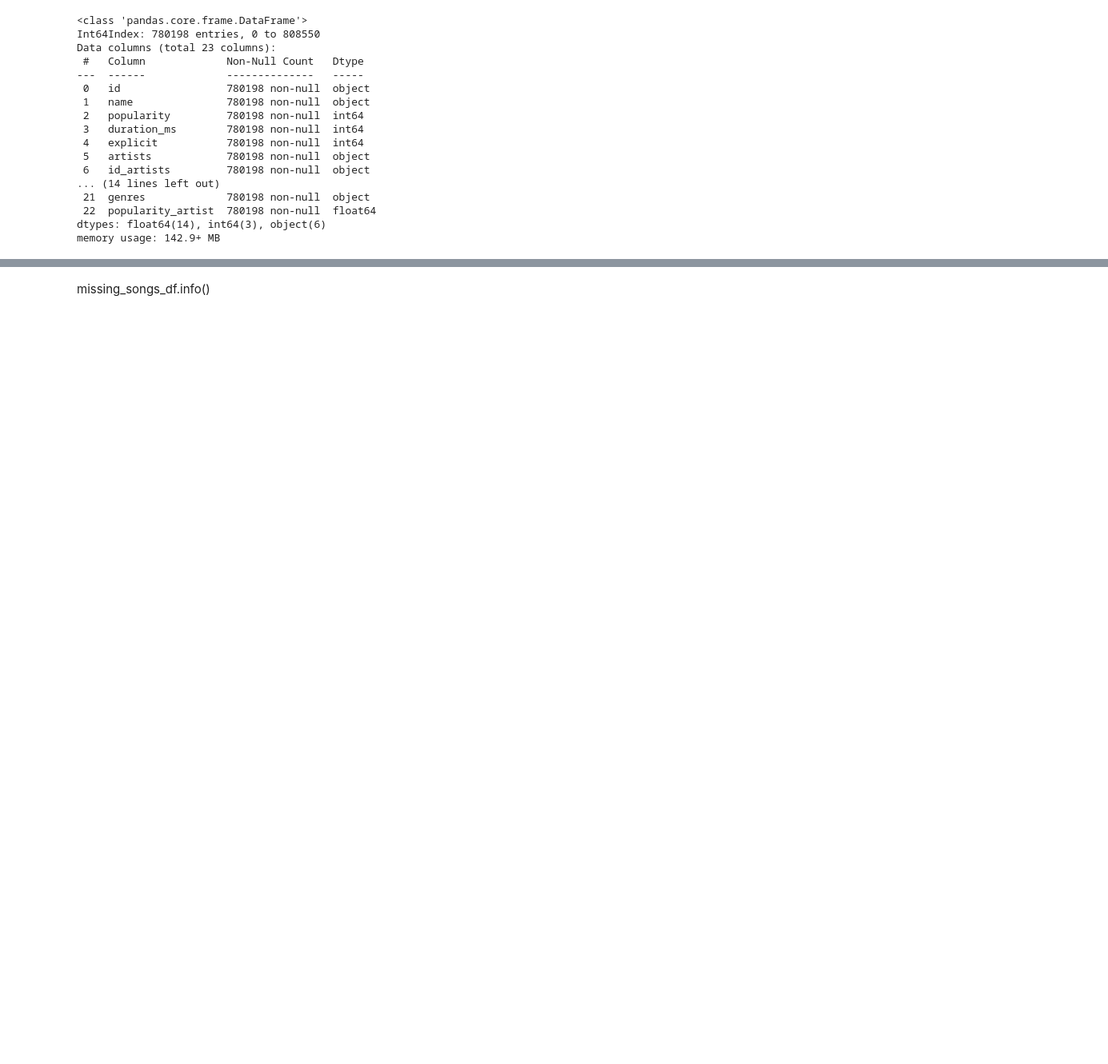
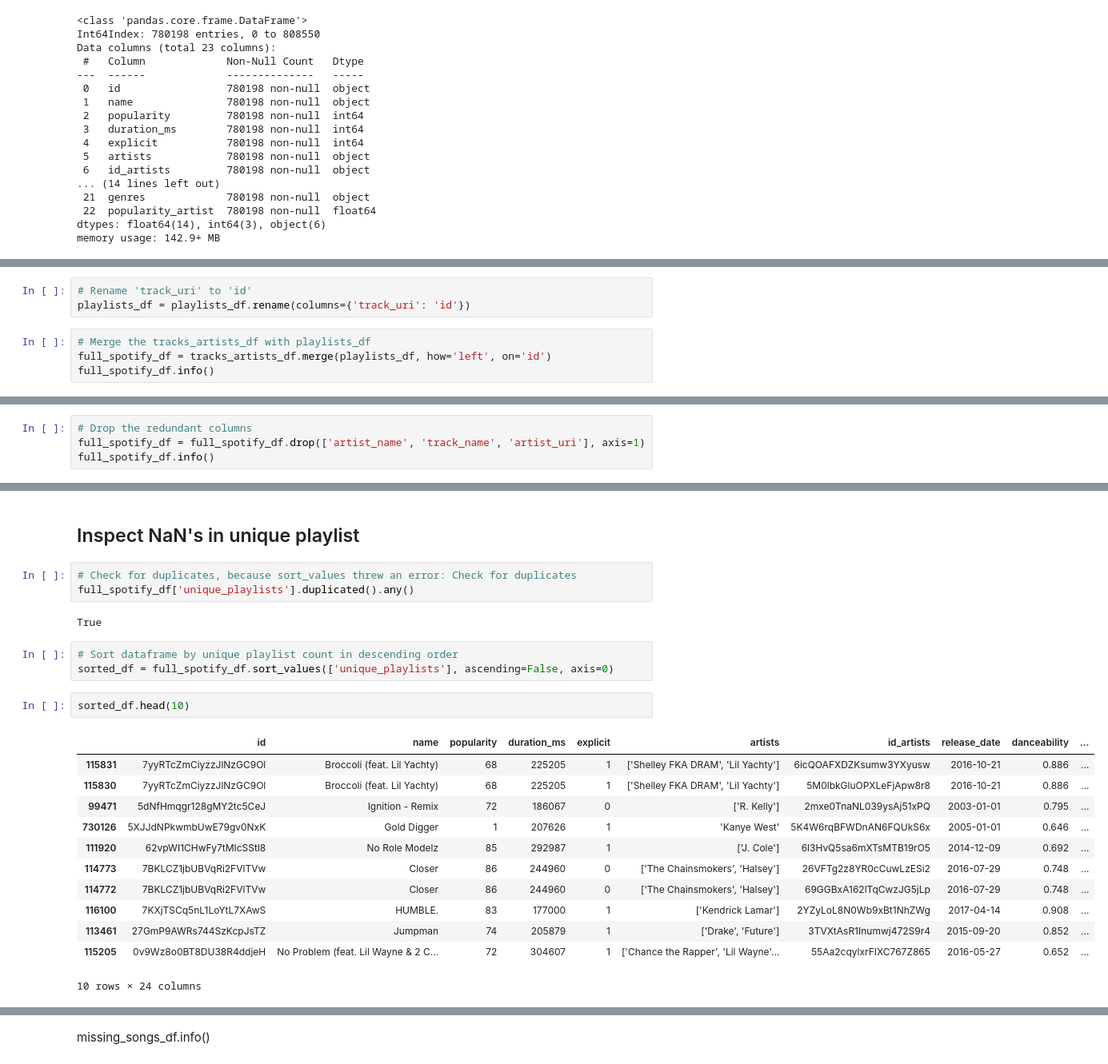
Before and after one commit to halmasieh/Spotify_Analysis, a Jupyter notebook: spotify_etl.ipynb, the cells around one changed output, grey strips where cells are left out. Shown at 80% size. Cells and saved outputs as stored; diff of their text form; blank space fills up the shorter version.

Commit message:
Adding merged and cleaned dataframes

```diff
--- a/spotify_etl.ipynb
+++ b/spotify_etl.ipynb
@@ -725,0 +752,7 @@ memory usage: 142.9+ MB
+# %%
+# Rename 'track_uri' to 'id'
+playlists_df = playlists_df.rename(columns={'track_uri': 'id'})
+# %%
+# Merge the tracks_artists_df with playlists_df
+full_spotify_df = tracks_artists_df.merge(playlists_df, how='left', on='id')
+full_spotify_df.info()
@@ -725,0 +791,4 @@ memory usage: 142.9+ MB
+# %%
+# Drop the redundant columns
+full_spotify_df = full_spotify_df.drop(['artist_name', 'track_name', 'artist_uri'], axis=1)
+full_spotify_df.info()
@@ -725,0 +813,25 @@ memory usage: 142.9+ MB
+# %% [markdown]
+## Inspect NaN's in unique playlist
+# %%
+# Check for duplicates, because sort_values threw an error: Check for duplicates
+full_spotify_df['unique_playlists'].duplicated().any()
+# %% [output]
+True
+# %%
+# Sort dataframe by unique playlist count in descending order
+sorted_df = full_spotify_df.sort_values(['unique_playlists'], ascending=False, axis=0)
+# %%
+sorted_df.head(10)
+# %% [output]
+|  | id | name | popularity | duration_ms | explicit | artists | id_artists | release_date | danceability | ... |
+| 115831 | 7yyRTcZmCiyzzJlNzGC9Ol | Broccoli (feat. Lil Yachty) | 68 | 225205 | 1 | ['Shelley FKA DRAM', 'Lil Yachty'] | 6icQOAFXDZKsumw3YXyusw | 2016-10-21 | 0.886 | ... |
+| 115830 | 7yyRTcZmCiyzzJlNzGC9Ol | Broccoli (feat. Lil Yachty) | 68 | 225205 | 1 | ['Shelley FKA DRAM', 'Lil Yachty'] | 5M0lbkGluOPXLeFjApw8r8 | 2016-10-21 | 0.886 | ... |
+| 99471 | 5dNfHmqgr128gMY2tc5CeJ | Ignition - Remix | 72 | 186067 | 0 | ['R. Kelly'] | 2mxe0TnaNL039ysAj51xPQ | 2003-01-01 | 0.795 | ... |
+| 730126 | 5XJJdNPkwmbUwE79gv0NxK | Gold Digger | 1 | 207626 | 1 | 'Kanye West' | 5K4W6rqBFWDnAN6FQUkS6x | 2005-01-01 | 0.646 | ... |
+| 111920 | 62vpWI1CHwFy7tMIcSStl8 | No Role Modelz | 85 | 292987 | 1 | ['J. Cole'] | 6l3HvQ5sa6mXTsMTB19rO5 | 2014-12-09 | 0.692 | ... |
+| 114773 | 7BKLCZ1jbUBVqRi2FVlTVw | Closer | 86 | 244960 | 0 | ['The Chainsmokers', 'Halsey'] | 26VFTg2z8YR0cCuwLzESi2 | 2016-07-29 | 0.748 | ... |
+| 114772 | 7BKLCZ1jbUBVqRi2FVlTVw | Closer | 86 | 244960 | 0 | ['The Chainsmokers', 'Halsey'] | 69GGBxA162lTqCwzJG5jLp | 2016-07-29 | 0.748 | ... |
+| 116100 | 7KXjTSCq5nL1LoYtL7XAwS | HUMBLE. | 83 | 177000 | 1 | ['Kendrick Lamar'] | 2YZyLoL8N0Wb9xBt1NhZWg | 2017-04-14 | 0.908 | ... |
+| 113461 | 27GmP9AWRs744SzKcpJsTZ | Jumpman | 74 | 205879 | 1 | ['Drake', 'Future'] | 3TVXtAsR1Inumwj472S9r4 | 2015-09-20 | 0.852 | ... |
+| 115205 | 0v9Wz8o0BT8DU38R4ddjeH | No Problem (feat. Lil Wayne & 2 C... | 72 | 304607 | 1 | ['Chance the Rapper', 'Lil Wayne'... | 55Aa2cqylxrFIXC767Z865 | 2016-05-27 | 0.652 | ... |
+10 rows × 24 columns
```
Also changed, not shown: parts of 18 cells of this notebook.
